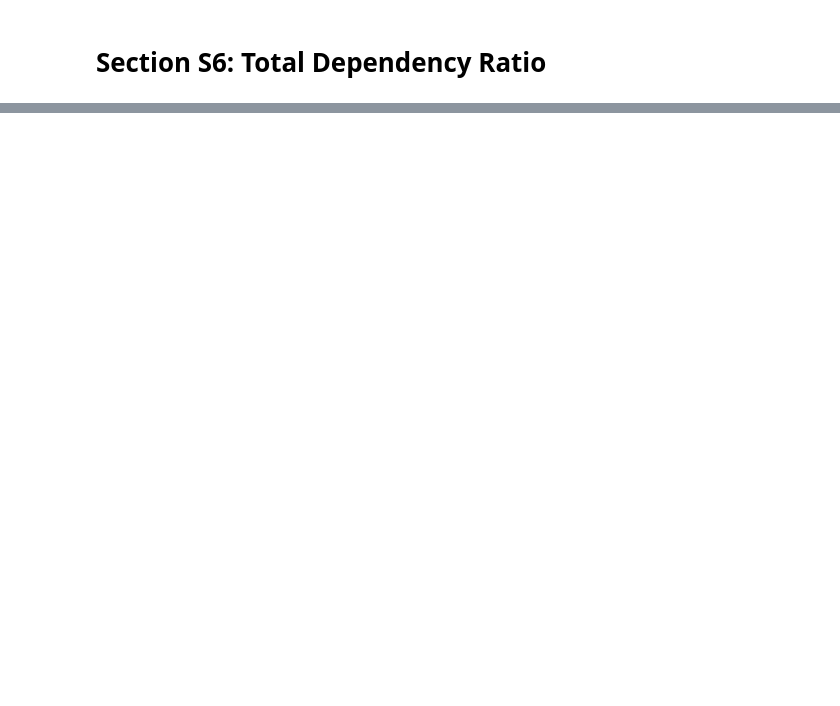
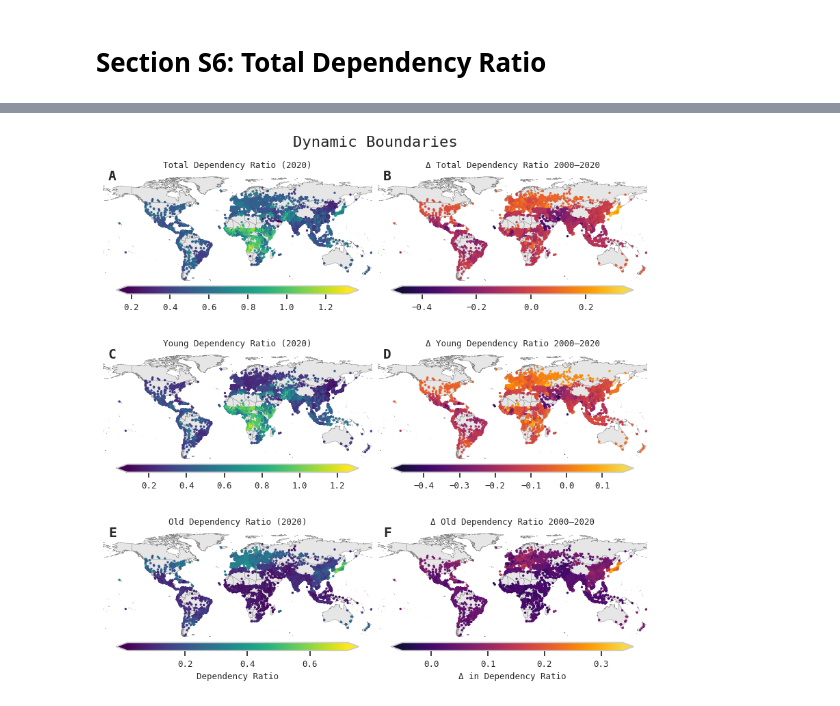
Before and after one commit to zimmermaps/urban_demography, a Jupyter notebook: 02_code/06_supplement_figures.ipynb, the cells around one changed output, grey strips where cells are left out. Saved outputs shown, nothing was run; the diff lists cells and outputs as text; code cells hidden in the pictures; blank space fills up the shorter version.

```diff
--- a/02_code/06_supplement_figures.ipynb
+++ b/02_code/06_supplement_figures.ipynb
@@ -2049,0 +1231,87 @@ plt.show()
+# %%
+# 7. Figure 1 — Global Dependency Ratio Maps (fully independent scaling per panel)
+
+fig1, axes = plt.subplots(3, 2, figsize=(8,8), constrained_layout=True)
+fig1.set_constrained_layout_pads(w_pad=0.02, h_pad=0.02, hspace=0.02, wspace=0.02)
+subplot_letters = ["A", "B", "C", "D", "E", "F"]
+
+# define panels
+panels = [
+    (axes[0,0], df_2020, "total_dr", cmap_dr, "Total Dependency Ratio (2020)"),
+    (axes[0,1], change_data_dynamic, "total_dr_Delta", cmap_delta, "Δ Total Dependency Ratio 2000–2020"),
+    (axes[1,0], df_2020, "young_dr", cmap_dr, "Young Dependency Ratio (2020)"),
+    (axes[1,1], change_data_dynamic, "young_dr_Delta", cmap_delta, "Δ Young Dependency Ratio 2000–2020"),
+    (axes[2,0], df_2020, "old_dr", cmap_dr, "Old Dependency Ratio (2020)"),
+    (axes[2,1], change_data_dynamic, "old_dr_Delta", cmap_delta, "Δ Old Dependency Ratio 2000–2020"),
+]
+
+mappables = []
+
+# plot with independent scaling
+for ax, df, col, cmap, title in panels:
+
+    vmin = np.nanmin(df[col].values)
+    vmax = np.nanmax(df[col].values)
+
+    sc, norm = plot_map(
+        ax,
+        df,
+        col,
+        cmap,
+        vmin,
+        vmax,
+        title,
+        letter=None
+    )
+
+    mappables.append((ax, norm, cmap))
+
+# subplot letters
+letter_y = 0.9
+for ax, letter in zip(axes.flat, subplot_letters):
+    ax.text(0.02, letter_y, letter,
+            transform=ax.transAxes,
+            fontproperties=mono_font,
+            fontsize=14,
+            fontweight="bold",
+            va="bottom",
+            ha="left",
+            zorder=3)
+
+# colorbars
+for i, (ax, norm, cmap) in enumerate(mappables):
+
+    cbar = fig1.colorbar(
+        plt.cm.ScalarMappable(norm=norm, cmap=cmap),
+        ax=ax,
+        orientation="horizontal",
+        fraction=0.08,
+        pad=0.035,
+        aspect=30,
+        shrink=0.9,
+        extend='both'
+    )
+
+    if i >= 4:
+        cbar.ax.set_xlabel(
+            "Dependency Ratio" if i % 2 == 0 else "Δ in Dependency Ratio",
+            fontproperties=mono_font
+        )
+
+    for tick in cbar.ax.get_xticklabels():
+        tick.set_fontproperties(mono_font)
+
+# title
+fig1.suptitle(
+    "Dynamic Boundaries",
+    fontproperties=mono_font,
+    fontsize=16,
+    y=1
+)
+
+# save
+fig1_path = FIGURE_FOLDER / 'figs12_dependency_independent.pdf'
+safe_savefig(fig1_path, fig1)
+
+plt.show()
+# %% [output]
@@ -2049,0 +1319 @@ plt.show()
+[figure, added]
```
Also changed, not shown: parts of 39 cells of this notebook, 34 other files.
